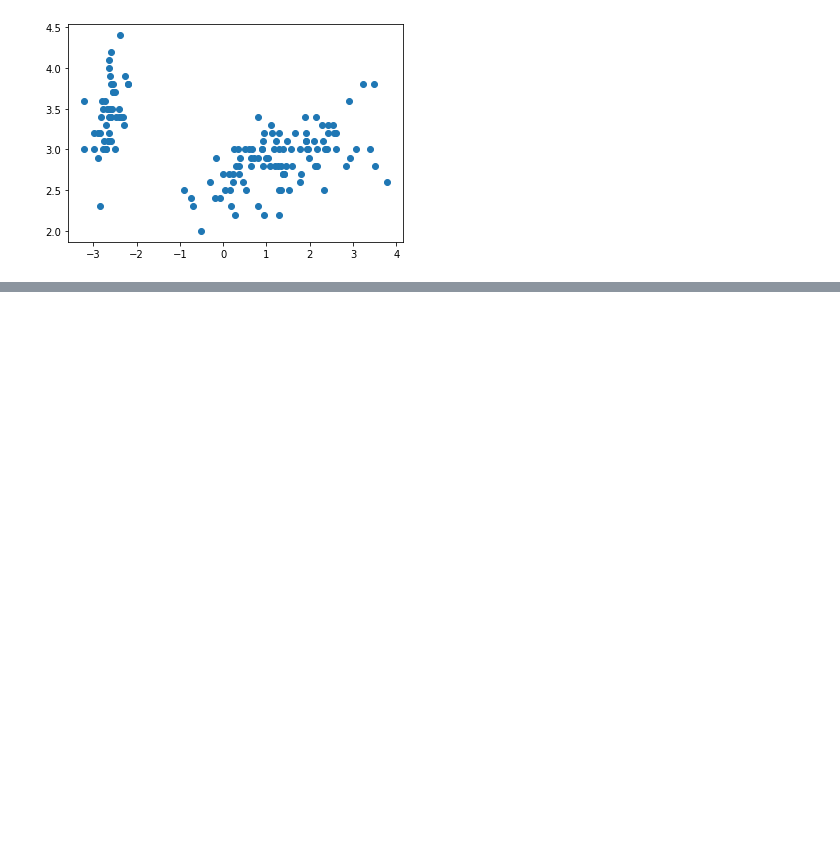
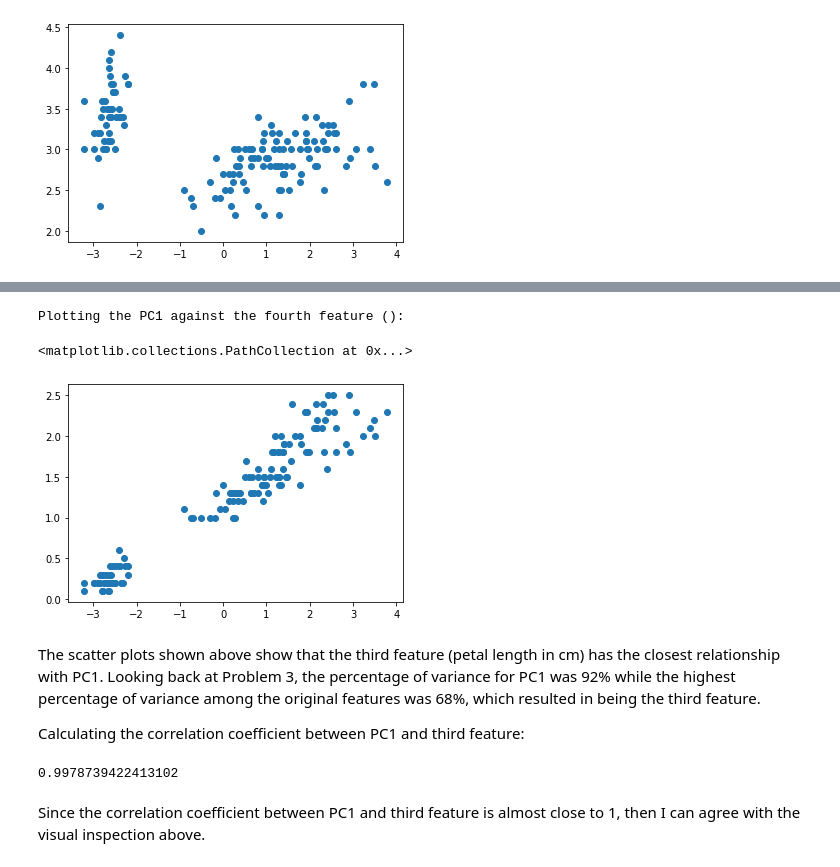
Before and after one commit to dokuritsu/CS422---Data-Mining, a Jupyter notebook: Homework/Homework 1/Homework 1.ipynb, the cells around one changed output, grey strips where cells are left out. Drawn from its saved outputs; the diff is of its cells as text; code cells hidden in the pictures; blank space fills up the shorter version.

```diff
--- a/Homework/Homework 1/Homework 1.ipynb
+++ b/Homework/Homework 1/Homework 1.ipynb
@@ -254,0 +259,17 @@ plt.scatter(pca_df['PC1'], iris_df['sepal width (cm)'])
+# %%
+print("Plotting the PC1 against the fourth feature ():")
+plt.scatter(pca_df['PC1'], iris_df['petal width (cm)'])
+# %% [output]
+Plotting the PC1 against the fourth feature ():
+<matplotlib.collections.PathCollection at 0x...>
+[figure, added]
+# %% [markdown]
+The scatter plots shown above show that the third feature (petal length in cm) has the closest relationship with PC1. Looking back at Problem 3, the percentage of variance for PC1 was 92% while the highest percentage of variance among the original features was 68%, which resulted in being the third feature.
+
+Calculating the correlation coefficient between PC1 and third feature:
+# %%
+print(pca_df['PC1'].corr(iris_df['petal length (cm)']))
+# %% [output]
+0.9978739422413102
+# %% [markdown]
+Since the correlation coefficient between PC1 and third feature is almost close to 1, then I can agree with the visual inspection above.
```
Also changed, not shown: parts of 1 cell of this notebook.
